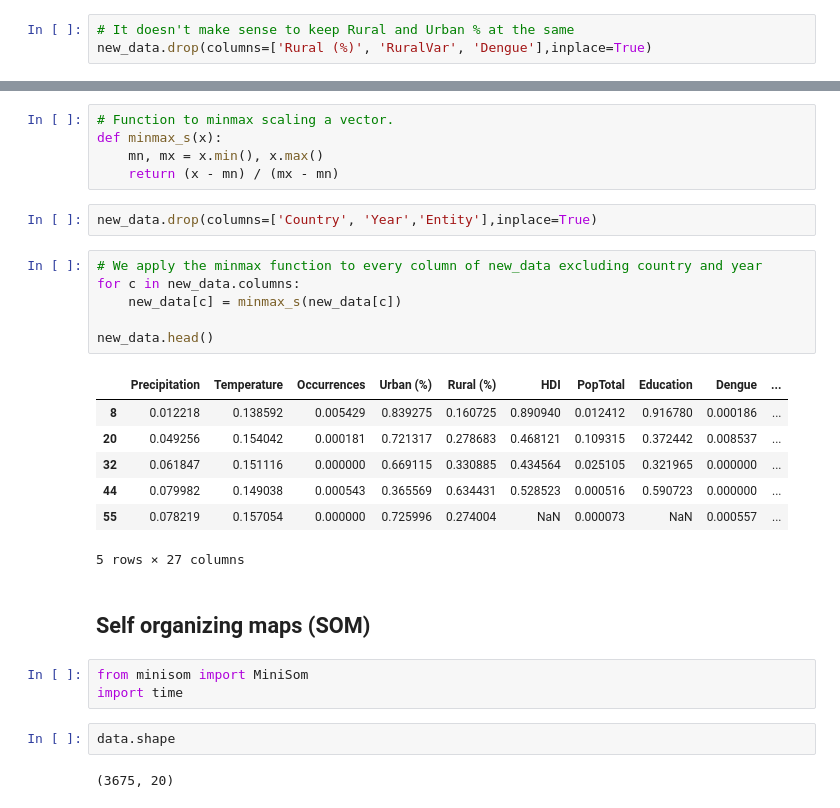
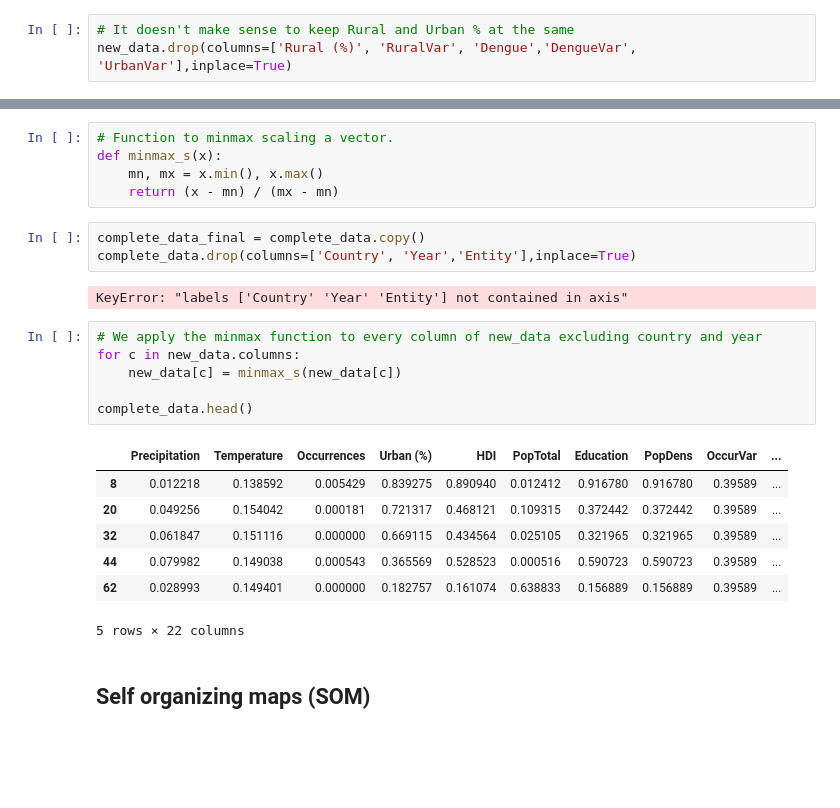
Before and after one commit to QuirkyDataScientist1978/project_dengue_fever, a Jupyter notebook: Final_Project_IP.ipynb, the cells around one changed output, grey strips where cells are left out. Cells and saved outputs as stored; diff of their text form; blank space fills up the shorter version.

```diff
--- a/Final_Project_IP.ipynb
+++ b/Final_Project_IP.ipynb
@@ -1499,4 +1707,4 @@ plt.tight_layout(h_pad=3)
 new_data = data.drop(data.loc[data.Occurrences == 0].index)
 # %%
 # It doesn't make sense to keep Rural and Urban % at the same
-new_data.drop(columns=['Rural (%)', 'RuralVar', 'Dengue'],inplace=True)
+new_data.drop(columns=['Rural (%)', 'RuralVar', 'Dengue','DengueVar', 'UrbanVar'],inplace=True)
@@ -1549,27 +1747,23 @@ def minmax_s(x):
     mn, mx = x.min(), x.max()
     return (x - mn) / (mx - mn)
 # %%
-new_data.drop(columns=['Country', 'Year','Entity'],inplace=True)
+complete_data_final = complete_data.copy()
+complete_data.drop(columns=['Country', 'Year','Entity'],inplace=True)
+# %% [output]
+KeyError: "labels ['Country' 'Year' 'Entity'] not contained in axis"
 # %%
 # We apply the minmax function to every column of new_data excluding country and year
 for c in new_data.columns:
     new_data[c] = minmax_s(new_data[c])
 
-new_data.head()
+complete_data.head()
 # %% [output]
-|  | Precipitation | Temperature | Occurrences | Urban (%) | Rural (%) | HDI | PopTotal | Education | Dengue | ... |
-| 8 | 0.012218 | 0.138592 | 0.005429 | 0.839275 | 0.160725 | 0.890940 | 0.012412 | 0.916780 | 0.000186 | ... |
-| 20 | 0.049256 | 0.154042 | 0.000181 | 0.721317 | 0.278683 | 0.468121 | 0.109315 | 0.372442 | 0.008537 | ... |
-| 32 | 0.061847 | 0.151116 | 0.000000 | 0.669115 | 0.330885 | 0.434564 | 0.025105 | 0.321965 | 0.000000 | ... |
-| 44 | 0.079982 | 0.149038 | 0.000543 | 0.365569 | 0.634431 | 0.528523 | 0.000516 | 0.590723 | 0.000000 | ... |
-| 55 | 0.078219 | 0.157054 | 0.000000 | 0.725996 | 0.274004 | NaN | 0.000073 | NaN | 0.000557 | ... |
+|  | Precipitation | Temperature | Occurrences | Urban (%) | HDI | PopTotal | Education | PopDens | OccurVar | ... |
+| 8 | 0.012218 | 0.138592 | 0.005429 | 0.839275 | 0.890940 | 0.012412 | 0.916780 | 0.916780 | 0.39589 | ... |
+| 20 | 0.049256 | 0.154042 | 0.000181 | 0.721317 | 0.468121 | 0.109315 | 0.372442 | 0.372442 | 0.39589 | ... |
+| 32 | 0.061847 | 0.151116 | 0.000000 | 0.669115 | 0.434564 | 0.025105 | 0.321965 | 0.321965 | 0.39589 | ... |
+| 44 | 0.079982 | 0.149038 | 0.000543 | 0.365569 | 0.528523 | 0.000516 | 0.590723 | 0.590723 | 0.39589 | ... |
+| 62 | 0.028993 | 0.149401 | 0.000000 | 0.182757 | 0.161074 | 0.638833 | 0.156889 | 0.156889 | 0.39589 | ... |
-5 rows × 27 columns
+5 rows × 22 columns
 # %% [markdown]
 ## Self organizing maps (SOM)
-# %%
-from minisom import MiniSom
-import time
-# %%
-data.shape
-# %% [output]
-(3675, 20)
```
Also changed, not shown: parts of 39 cells of this notebook, 2 other files.
